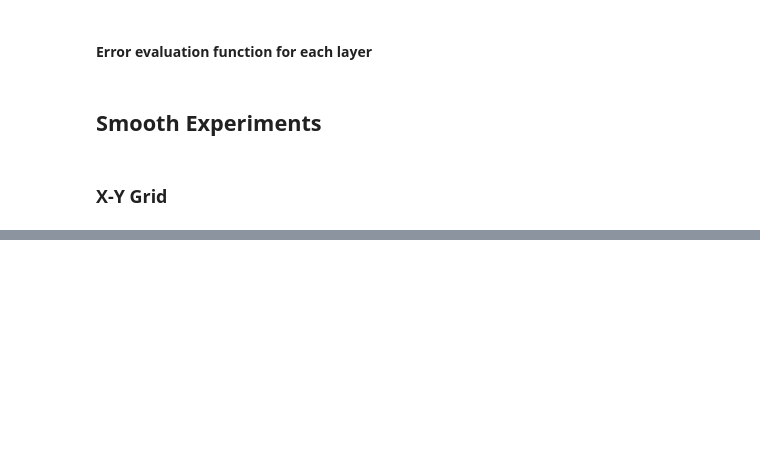
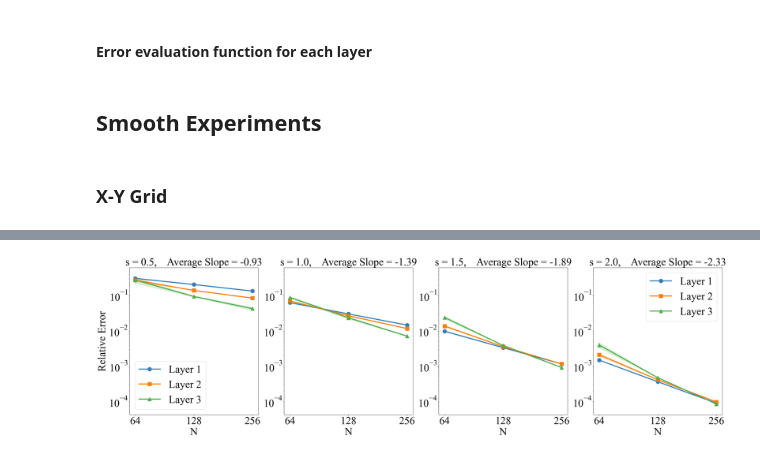
Before and after one commit to mtrautner/BoundFNO, a Jupyter notebook: analysis/paper_plots_trained.ipynb, the cells around one changed output, grey strips where cells are left out. Saved outputs shown, nothing was run; the diff lists cells and outputs as text; code cells hidden in the pictures; blank space fills up the shorter version.

```diff
--- a/analysis/paper_plots_trained.ipynb
+++ b/analysis/paper_plots_trained.ipynb
@@ -203,0 +235,8 @@ RuntimeError: Attempting to deserialize object on a CUDA device but torch.cuda.i
+# %%
+model_name = 'grad_periodic_grid'
+all_err_grad_per, true_norms_grad_per = evaluate_model_trained(model_name,s_vals,sizes,dup_input = False)
+all_err_s_norm_grad_per = normalize_err(all_err_grad_per,true_norms_grad_per)
+# %%
+plot_err_vs_N(all_err_s_norm_grad_per,plot_sizes,'err_vs_N_trained_grad_per')
+# %% [output]
+[figure, added]
```
Also changed, not shown: parts of 11 cells of this notebook, 3 other files.
